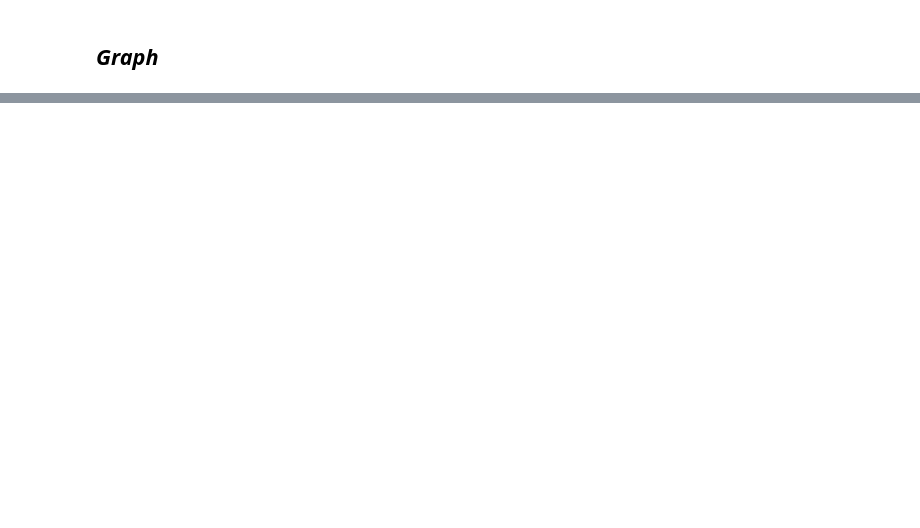
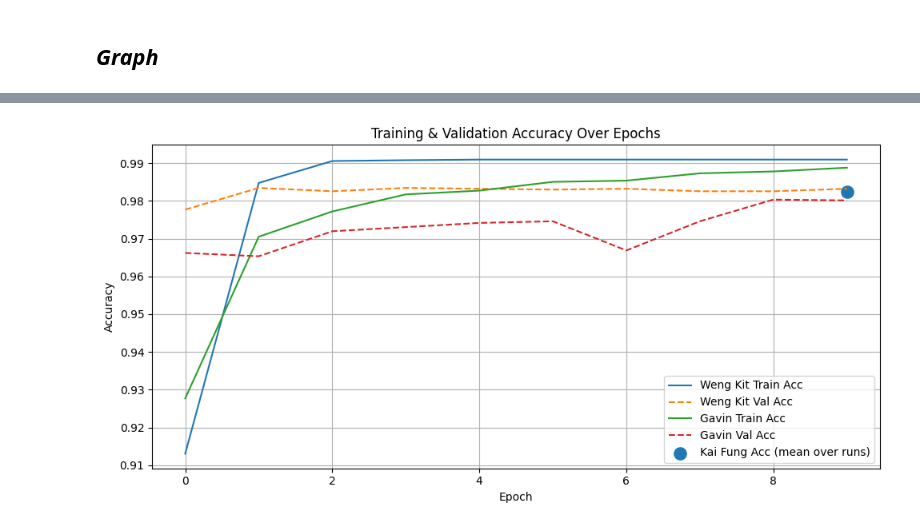
Before and after one commit to Octaxx/DLI-Assignment, a Jupyter notebook: Compile_Model.ipynb, the cells around one changed output, grey strips where cells are left out. Drawn from its saved outputs; the diff is of its cells as text; code cells hidden in the pictures; blank space fills up the shorter version.

```diff
--- a/Compile_Model.ipynb
+++ b/Compile_Model.ipynb
@@ -1097,0 +1390,83 @@ plt.show()
+# %%
+import numpy as np
+import matplotlib.pyplot as plt
+
+# --- helpers ---
+def hist_dict(h):
+    """Return the .history dict whether h is a Keras History or already a dict."""
+    return h.history if hasattr(h, "history") else h
+
+def pick(d, *keys):
+    """First key that exists in dict d."""
+    for k in keys:
+        if k in d: return k
+    raise KeyError(f"None of {keys} in {list(d.keys())[:10]}")
+
+# ===== inputs you already have =====
+# history       -> Weng Kit's Keras History (or dict)
+# history_G     -> Gavin's Keras History (or dict)
+# kf_results    -> list of dicts like {'acc':..., 'f1':..., ...} (no per-epoch)
+
+# choose how to summarize Kai Fung accuracy across runs:
+USE_MEAN = True  # set False to use best (max) accuracy over runs
+kf_acc_values = [r['acc'] for r in kf_results if 'acc' in r]
+kf_acc_summary = (np.mean(kf_acc_values) if USE_MEAN else np.max(kf_acc_values)) if kf_acc_values else None
+
+# normalize histories to dicts
+H = {
+    "Weng Kit": hist_dict(history),
+    "Gavin":    hist_dict(history_G),
+}
+
+# resolve metric keys (handles 'acc' vs 'accuracy')
+resolved = {}
+for name, d in H.items():
+    acc_k     = pick(d, "accuracy", "acc")
+    val_acc_k = pick(d, "val_accuracy", "val_acc")
+    loss_k    = pick(d, "loss")
+    val_loss_k= pick(d, "val_loss")
+    resolved[name] = (acc_k, val_acc_k, loss_k, val_loss_k)
+
+# find max epoch length for placing Kai Fung point nicely on the x-axis
+max_epochs = max(len(d[resolved[name][0]]) for name, d in H.items())
+x_pos_for_kf = max_epochs - 1  # last epoch index of the longest history
+
+# ---------- Accuracy plot ----------
+plt.figure(figsize=(10, 5))
+for name, d in H.items():
+    acc_k, val_acc_k, _, _ = resolved[name]
+    epochs = range(len(d[acc_k]))
+    plt.plot(epochs, d[acc_k],            label=f"{name} Train Acc")
+    plt.plot(epochs, d[val_acc_k], '--',  label=f"{name} Val Acc")
+
+# Kai Fung: plot a single point if we have an accuracy summary
+if kf_acc_summary is not None:
+    plt.scatter([x_pos_for_kf], [kf_acc_summary], s=120, marker='o',
+                label=f"Kai Fung Acc (mean over runs)" if USE_MEAN else "Kai Fung Acc (best run)")
+
+plt.title("Training & Validation Accuracy Over Epochs")
+plt.xlabel("Epoch")
+plt.ylabel("Accuracy")
+plt.grid(True)
+plt.legend()
+plt.tight_layout()
+plt.show()
+
+# ---------- Loss plot ----------
+plt.figure(figsize=(10, 5))
+for name, d in H.items():
+    _, _, loss_k, val_loss_k = resolved[name]
+    epochs = range(len(d[loss_k]))
+    plt.plot(epochs, d[loss_k],            label=f"{name} Train Loss")
+    plt.plot(epochs, d[val_loss_k], '--',  label=f"{name} Val Loss")
+
+# (We don’t have per-epoch loss for Kai Fung, so we skip it here.)
+plt.title("Training & Validation Loss Over Epochs")
+plt.xlabel("Epoch")
+plt.ylabel("Loss")
+plt.grid(True)
+plt.legend()
+plt.tight_layout()
+plt.show()
+# %% [output]
+[figure, added]
```
Also changed, not shown: parts of 33 cells of this notebook.
